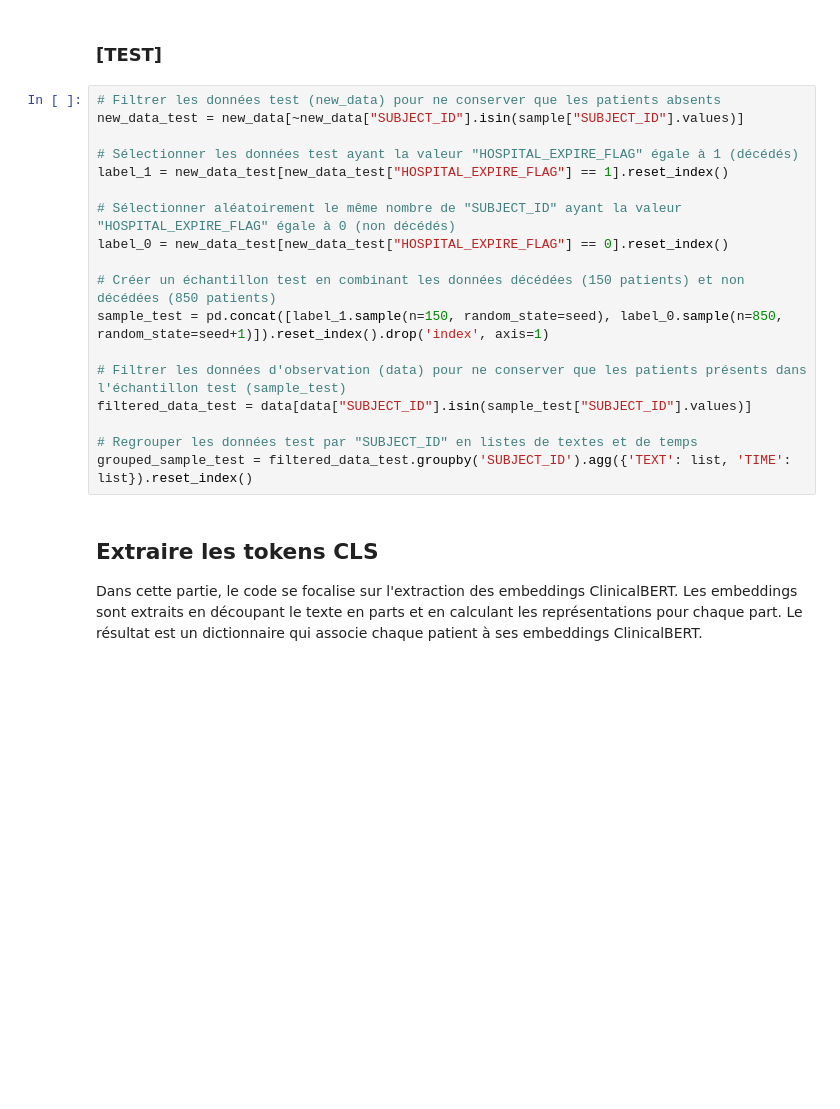
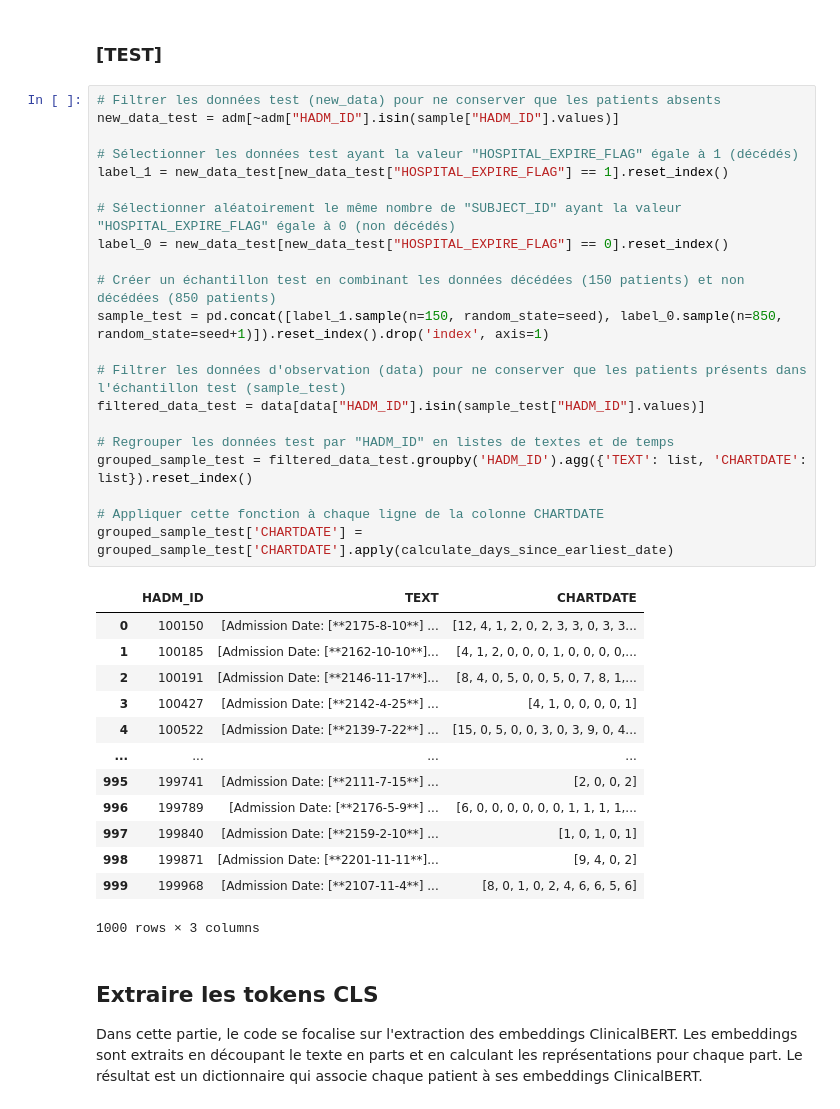
Before and after one commit to Krrcharles/Prediction-conforme-pour-les-donnees--analysee-par-Transformers, a Jupyter notebook: Code_stuart.ipynb, the cells around one changed output. Saved outputs shown, nothing was run; the diff lists cells and outputs as text; blank space fills up the shorter version.

```diff
--- a/Code_stuart.ipynb
+++ b/Code_stuart.ipynb
@@ -361,22 +401,39 @@ grouped_sample = filtered_data.groupby('SUBJECT_ID').agg({'TEXT': list, 'TIME':
 ### [TEST]
 # %%
 # Filtrer les données test (new_data) pour ne conserver que les patients absents
-new_data_test = new_data[~new_data["SUBJECT_ID"].isin(sample["SUBJECT_ID"].values)]
+new_data_test = adm[~adm["HADM_ID"].isin(sample["HADM_ID"].values)]
 
 # Sélectionner les données test ayant la valeur "HOSPITAL_EXPIRE_FLAG" égale à 1 (décédés)
 label_1 = new_data_test[new_data_test["HOSPITAL_EXPIRE_FLAG"] == 1].reset_index()
 
 # Sélectionner aléatoirement le même nombre de "SUBJECT_ID" ayant la valeur "HOSPITAL_EXPIRE_FLAG" égale à 0 (non décédés)
 label_0 = new_data_test[new_data_test["HOSPITAL_EXPIRE_FLAG"] == 0].reset_index()
 
 # Créer un échantillon test en combinant les données décédées (150 patients) et non décédées (850 patients)
 sample_test = pd.concat([label_1.sample(n=150, random_state=seed), label_0.sample(n=850, random_state=seed+1)]).reset_index().drop('index', axis=1)
 
 # Filtrer les données d'observation (data) pour ne conserver que les patients présents dans l'échantillon test (sample_test)
-filtered_data_test = data[data["SUBJECT_ID"].isin(sample_test["SUBJECT_ID"].values)]
+filtered_data_test = data[data["HADM_ID"].isin(sample_test["HADM_ID"].values)]
 
-# Regrouper les données test par "SUBJECT_ID" en listes de textes et de temps
-grouped_sample_test = filtered_data_test.groupby('SUBJECT_ID').agg({'TEXT': list, 'TIME': list}).reset_index()
+# Regrouper les données test par "HADM_ID" en listes de textes et de temps
+grouped_sample_test = filtered_data_test.groupby('HADM_ID').agg({'TEXT': list, 'CHARTDATE': list}).reset_index()
+
+# Appliquer cette fonction à chaque ligne de la colonne CHARTDATE
+grouped_sample_test['CHARTDATE'] = grouped_sample_test['CHARTDATE'].apply(calculate_days_since_earliest_date)
+# %% [output]
+|  | HADM_ID | TEXT | CHARTDATE |
+| 0 | 100150 | [Admission Date: [**2175-8-10**] ... | [12, 4, 1, 2, 0, 2, 3, 3, 0, 3, 3... |
+| 1 | 100185 | [Admission Date: [**2162-10-10**]... | [4, 1, 2, 0, 0, 0, 1, 0, 0, 0, 0,... |
+| 2 | 100191 | [Admission Date: [**2146-11-17**]... | [8, 4, 0, 5, 0, 0, 5, 0, 7, 8, 1,... |
+| 3 | 100427 | [Admission Date: [**2142-4-25**] ... | [4, 1, 0, 0, 0, 0, 1] |
+| 4 | 100522 | [Admission Date: [**2139-7-22**] ... | [15, 0, 5, 0, 0, 3, 0, 3, 9, 0, 4... |
+| ... | ... | ... | ... |
+| 995 | 199741 | [Admission Date: [**2111-7-15**] ... | [2, 0, 0, 2] |
+| 996 | 199789 | [Admission Date: [**2176-5-9**] ... | [6, 0, 0, 0, 0, 0, 0, 1, 1, 1, 1,... |
+| 997 | 199840 | [Admission Date: [**2159-2-10**] ... | [1, 0, 1, 0, 1] |
+| 998 | 199871 | [Admission Date: [**2201-11-11**]... | [9, 4, 0, 2] |
+| 999 | 199968 | [Admission Date: [**2107-11-4**] ... | [8, 0, 1, 0, 2, 4, 6, 6, 5, 6] |
+1000 rows × 3 columns
 # %% [markdown]
 ## Extraire les tokens CLS
 Dans cette partie, le code se focalise sur l'extraction des embeddings ClinicalBERT. Les embeddings sont extraits en découpant le texte en parts et en calculant les représentations pour chaque part. Le résultat est un dictionnaire qui associe chaque patient à ses embeddings ClinicalBERT.
```
Also changed, not shown: parts of 30 cells of this notebook.
